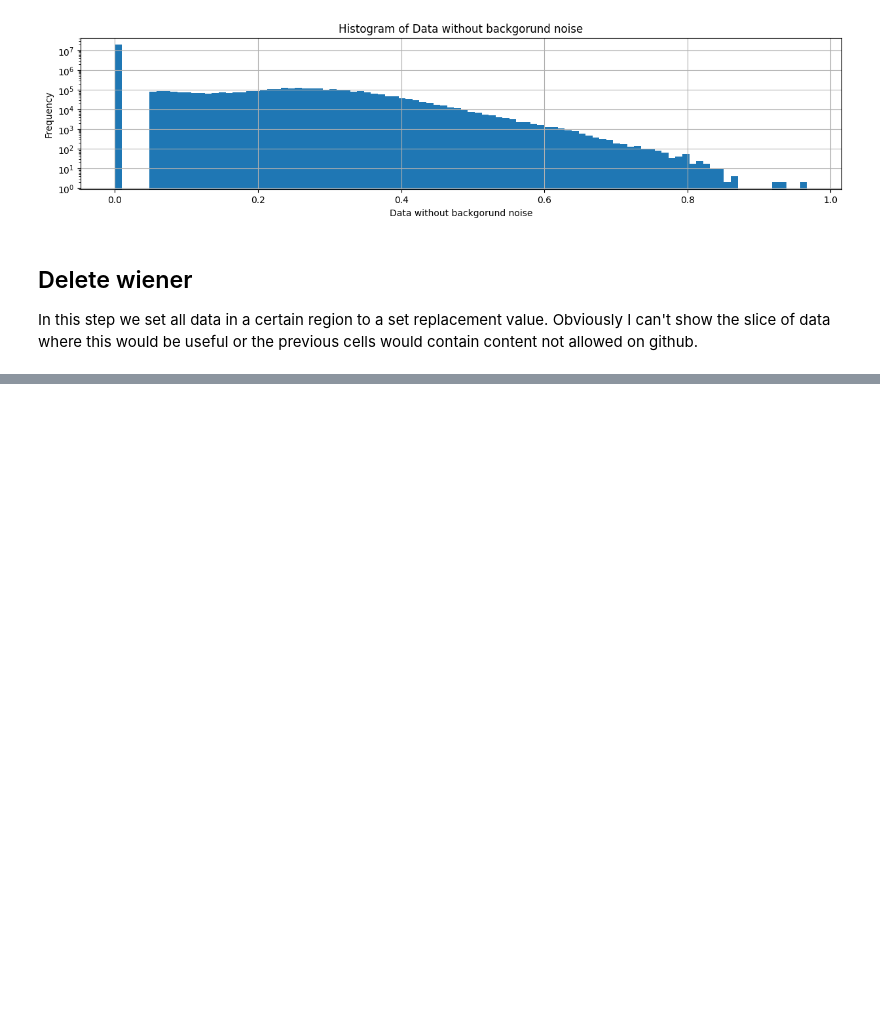
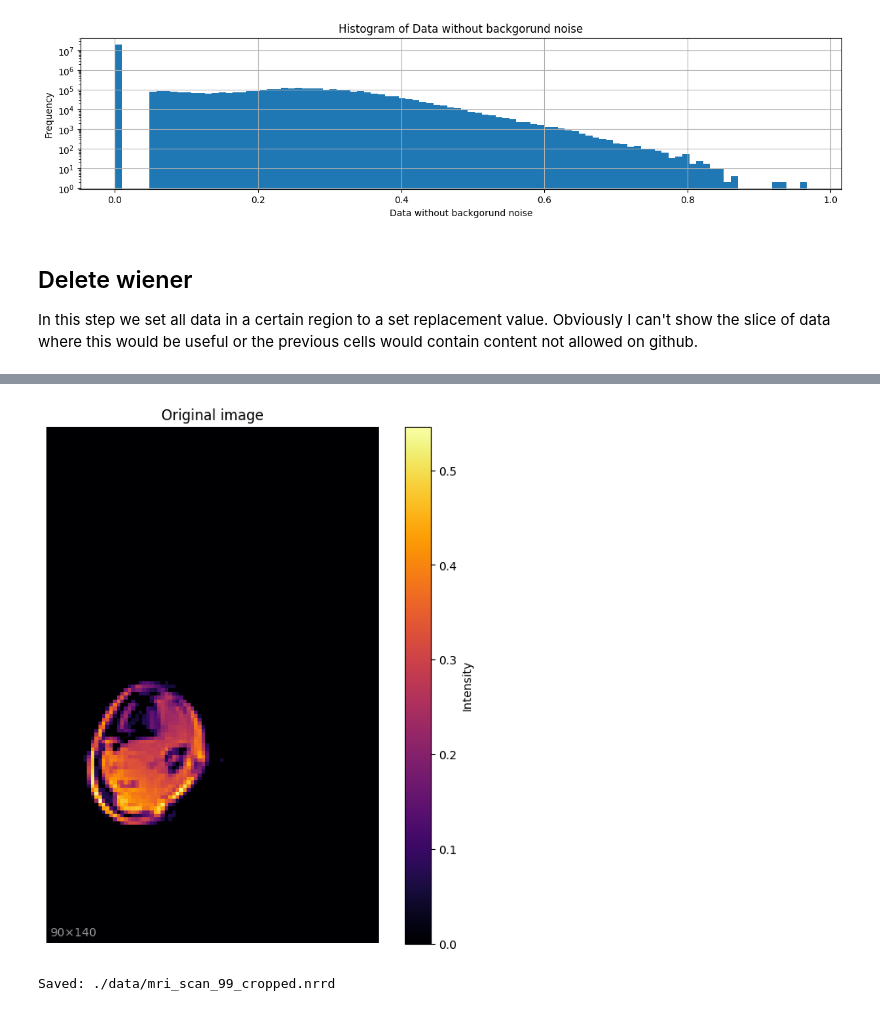
Before and after one commit to MateoVanDamme/3dknee, a Jupyter notebook: processing_mri_remove_wiener.ipynb, the cells around one changed output, grey strips where cells are left out. Drawn from its saved outputs; the diff is of its cells as text; code cells hidden in the pictures; blank space fills up the shorter version.

Commit message:
Add crop of quad in MRI scan

```diff
--- a/processing_mri_remove_wiener.ipynb
+++ b/processing_mri_remove_wiener.ipynb
@@ -89,0 +101,12 @@ Saved: ./data/mri_scan_99_clean.nrrd
+# %%
+# Remove wiener
+# xyz is bottom to top, top to bottom, left to right
+quad = denoised[100:360,30:170,110:220]
+plot_image(quad[0], "Original image")
+
+output_path = path.replace(".nrrd", "_cropped.nrrd")
+nrrd.write(output_path, quad, header)
+print(f"Saved: {output_path}")
+# %% [output]
+[figure, added]
+Saved: ./data/mri_scan_99_cropped.nrrd
```
Also changed, not shown: parts of 4 cells of this notebook, 1 other file.
